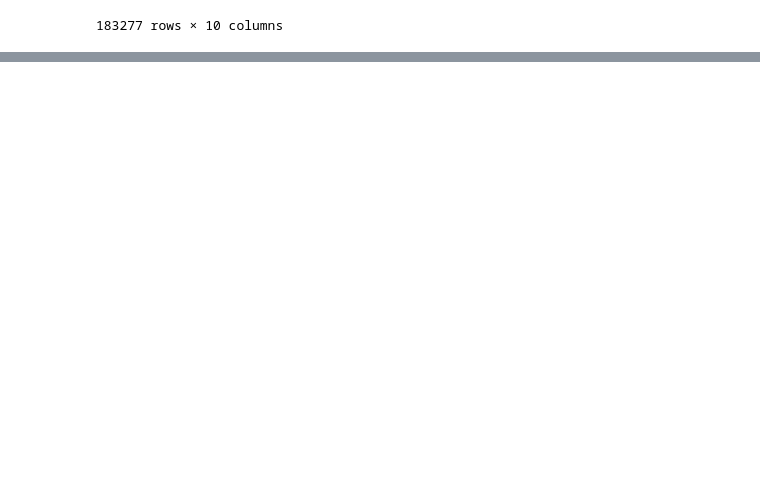
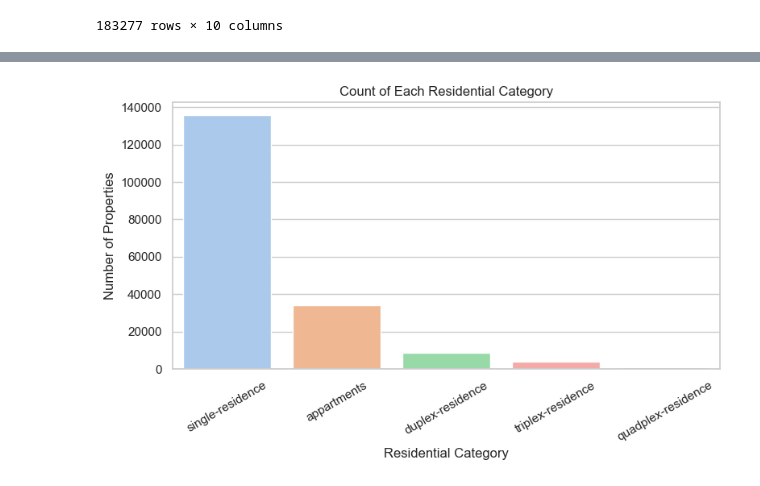
Before and after one commit to Natacha-star/Real-Estate-project-, a Jupyter notebook: notebooks/Data Analysis.ipynb, the cells around one changed output, grey strips where cells are left out. Cells and saved outputs as stored; diff of their text form; code cells hidden in the pictures; blank space fills up the shorter version.

```diff
--- a/notebooks/Data Analysis.ipynb
+++ b/notebooks/Data Analysis.ipynb
@@ -52,0 +107,20 @@ real_estate
+# %%
+plt.figure(figsize=(8, 5))
+sns.countplot(data=real_estate,
+              x='Residential Category',
+              order=real_estate['Residential Category'].value_counts().index,
+              palette='pastel')
+
+plt.title('Count of Each Residential Category')
+plt.xlabel('Residential Category')
+plt.ylabel('Number of Properties')
+plt.xticks(rotation=30)
+plt.tight_layout()
+
+# Save before showing
+plt.savefig(os.path.join(results_dir, 'Count_of_Each_Residential_Category.jpg'))
+plt.savefig(os.path.join(results_dir, 'Count_of_Each_Residential_Category.png'))
+
+plt.show()
+# %% [output]
+[figure, added]
```
Also changed, not shown: parts of 13 cells of this notebook, 14 other files.
